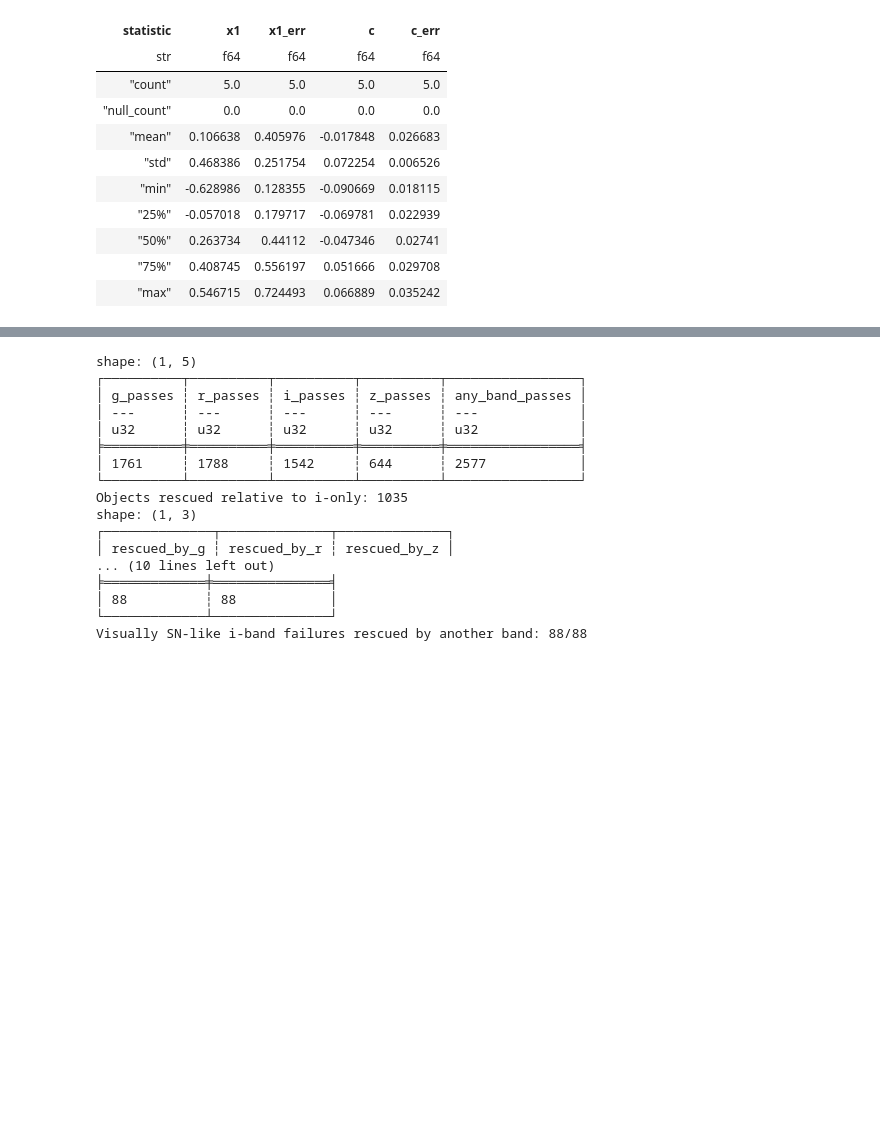
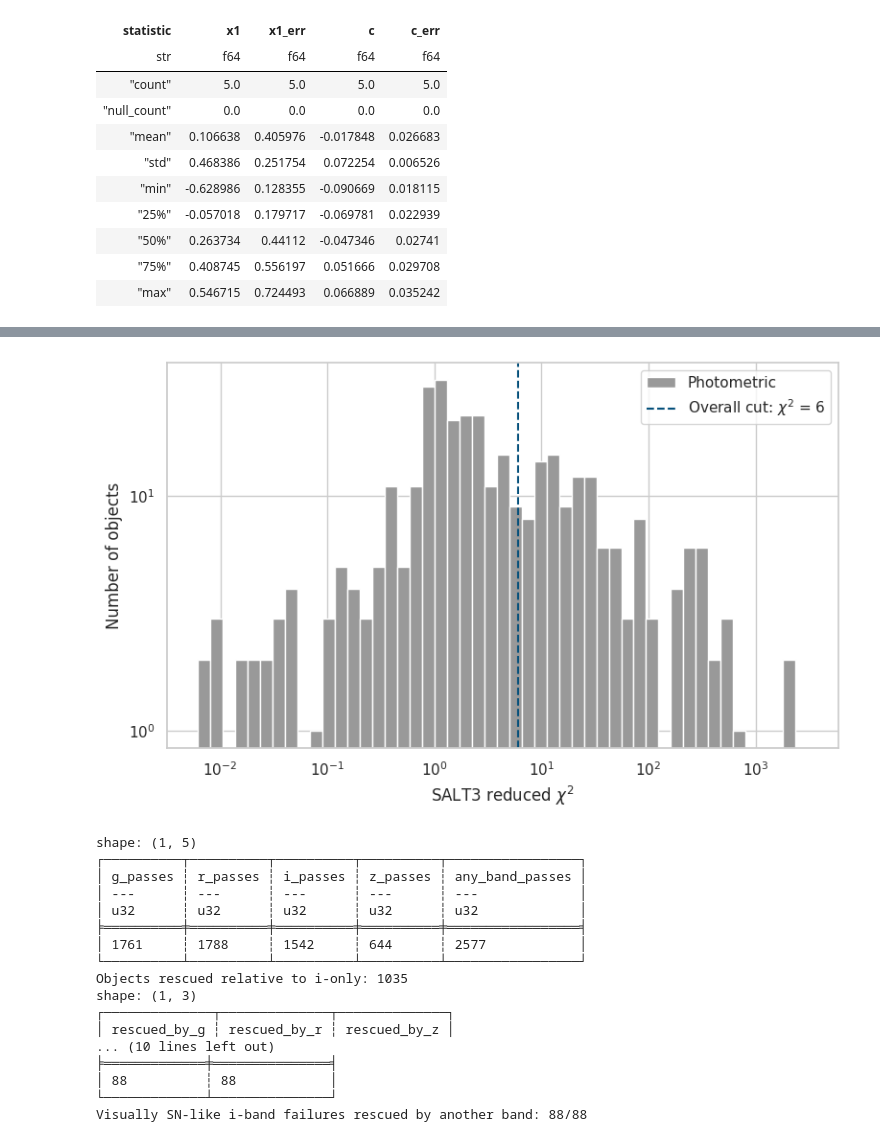
Before and after one commit to Webd0g/Honours_Project, a Jupyter notebook: notebooks/draft_scripts_and_small_scripts.ipynb, the cells around one changed output, grey strips where cells are left out. Saved outputs shown, nothing was run; the diff lists cells and outputs as text; code cells hidden in the pictures; blank space fills up the shorter version.

```diff
--- a/notebooks/draft_scripts_and_small_scripts.ipynb
+++ b/notebooks/draft_scripts_and_small_scripts.ipynb
@@ -3009,3 +3065,44 @@ plt.show()
+# %%
+import matplotlib.pyplot as plt
+
+photometric_chi2 = plot_df.filter(
+    pl.col("reduced_chi2").is_not_null()
+    & pl.col("reduced_chi2").is_finite()
+    & (pl.col("reduced_chi2") >= 0)
+)["reduced_chi2"].to_numpy()
+
+plt.figure(figsize=(8, 5))
+
+plt.hist(
+    photometric_chi2,
+    bins=np.logspace(start=np.log10(np.min(photometric_chi2)), stop=np.log10(np.max(photometric_chi2))),
+    color="#999999",
+    label="Photometric"
+)
+
+plt.axvline(
+    6,
+    linestyle="--",
+    color="#05507B",  # Added a specific color for the line
+    label=r"Overall cut: $\chi^2$ = 6"
+)
+
+# Adding legend and labels with adjusted font size for ticks
+plt.xscale(value="log",)
+plt.xlabel(r"SALT3 reduced $\chi^2$")
+plt.yscale(value="log")
+plt.ylabel("Number of objects")
+
+plt.legend()
+
+# Tight layout to keep everything in bounds
+plt.tight_layout()
+
+
+# Show the plot
+plt.show()
+# %% [output]
+[figure, added]
 # %%
 import polars as pl
 
```
Also changed, not shown: parts of 2 cells of this notebook, 1 other file.
